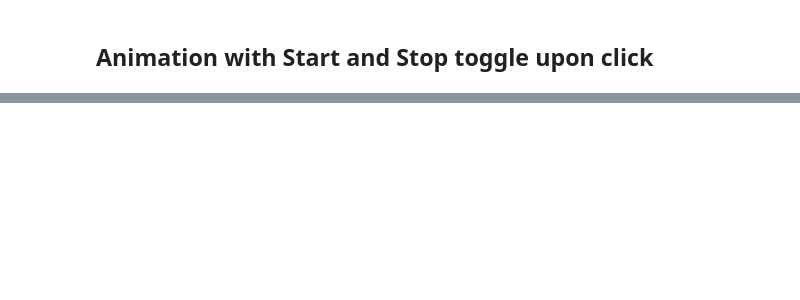
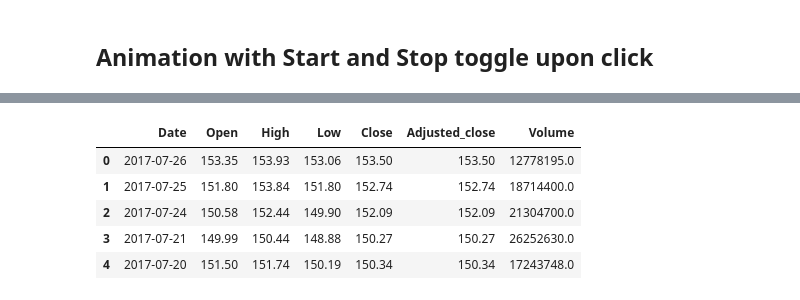
Before and after one commit to sjtalkar/StartHereTemplates, a Jupyter notebook: MatplotLibTutorials.ipynb, the cells around one changed output, grey strips where cells are left out. Drawn from its saved outputs; the diff is of its cells as text; code cells hidden in the pictures; blank space fills up the shorter version.

```diff
--- a/MatplotLibTutorials.ipynb
+++ b/MatplotLibTutorials.ipynb
@@ -69,3 +68,7 @@ def toggleAnimation():
 
 
 toggleAnimation()
+# %%
+df = pd.read_csv(r'https://pythonprogramming.net/yahoo_finance_replacement')
+print(df.shape)
+print(df.info())
@@ -71,0 +92,9 @@ toggleAnimation()
+# %%
+df.head()
+# %% [output]
+|  | Date | Open | High | Low | Close | Adjusted_close | Volume |
+| 0 | 2017-07-26 | 153.35 | 153.93 | 153.06 | 153.50 | 153.50 | 12778195.0 |
+| 1 | 2017-07-25 | 151.80 | 153.84 | 151.80 | 152.74 | 152.74 | 18714400.0 |
+| 2 | 2017-07-24 | 150.58 | 152.44 | 149.90 | 152.09 | 152.09 | 21304700.0 |
+| 3 | 2017-07-21 | 149.99 | 150.44 | 148.88 | 150.27 | 150.27 | 26252630.0 |
+| 4 | 2017-07-20 | 151.50 | 151.74 | 150.19 | 150.34 | 150.34 | 17243748.0 |
```
Also changed, not shown: parts of 3 cells of this notebook.
